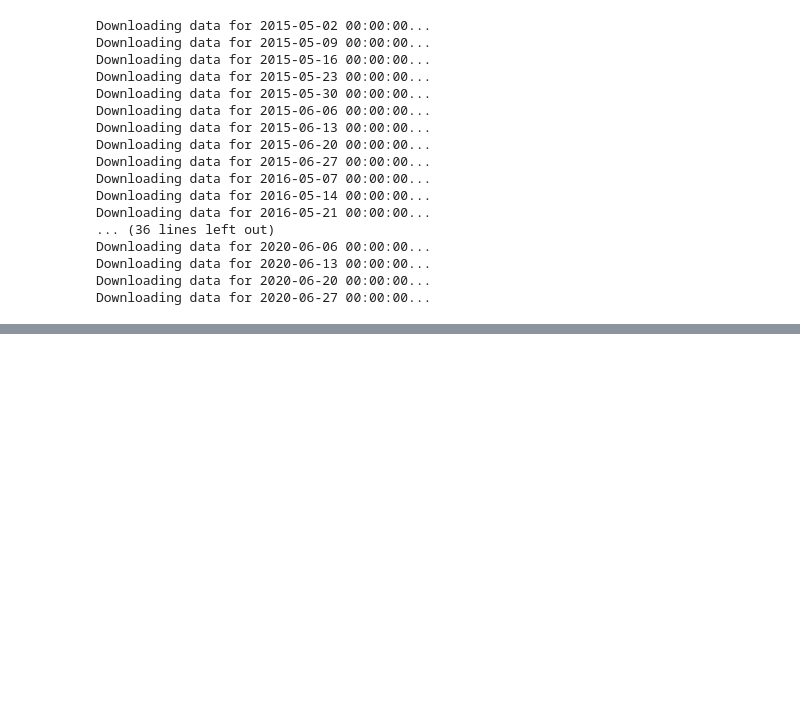
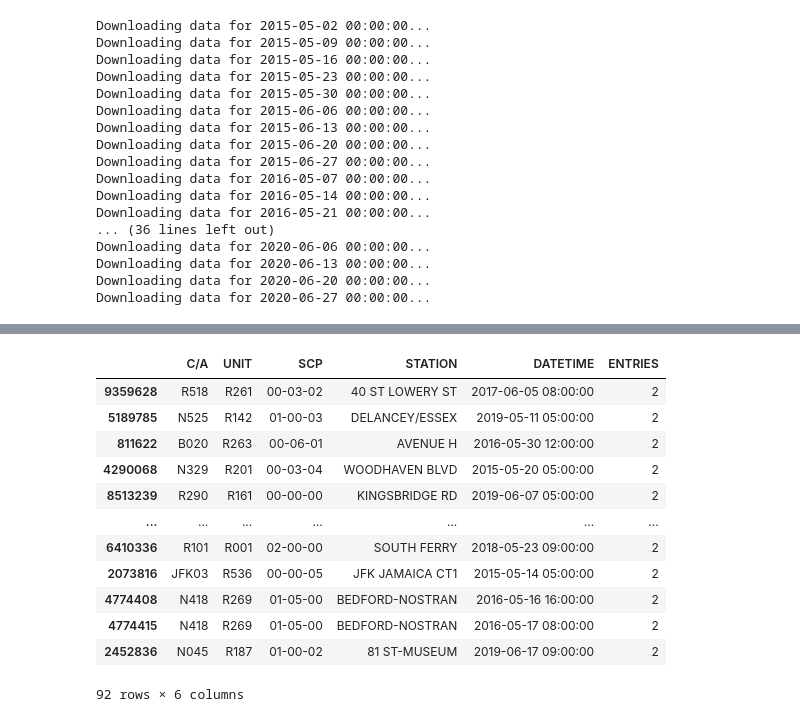
Before and after one commit to stephenjkaplan/metis-project1-mta, a Jupyter notebook: Data Acquisition & Cleaning.ipynb, the cells around one changed output, grey strips where cells are left out. Drawn from its saved outputs; the diff is of its cells as text; code cells hidden in the pictures; blank space fills up the shorter version.

```diff
--- a/Data Acquisition & Cleaning.ipynb
+++ b/Data Acquisition & Cleaning.ipynb
@@ -103,0 +151,17 @@ df_mta_raw.head()
+# %%
+df_checking_duplicates = df_checking_duplicates[df_checking_duplicates['ENTRIES'] == 2]
+df_checking_duplicates
+# %% [output]
+|  | C/A | UNIT | SCP | STATION | DATETIME | ENTRIES |
+| 9359628 | R518 | R261 | 00-03-02 | 40 ST LOWERY ST | 2017-06-05 08:00:00 | 2 |
+| 5189785 | N525 | R142 | 01-00-03 | DELANCEY/ESSEX | 2019-05-11 05:00:00 | 2 |
+| 811622 | B020 | R263 | 00-06-01 | AVENUE H | 2016-05-30 12:00:00 | 2 |
+| 4290068 | N329 | R201 | 00-03-04 | WOODHAVEN BLVD | 2015-05-20 05:00:00 | 2 |
+| 8513239 | R290 | R161 | 00-00-00 | KINGSBRIDGE RD | 2019-06-07 05:00:00 | 2 |
+| ... | ... | ... | ... | ... | ... | ... |
+| 6410336 | R101 | R001 | 02-00-00 | SOUTH FERRY | 2018-05-23 09:00:00 | 2 |
+| 2073816 | JFK03 | R536 | 00-00-05 | JFK JAMAICA CT1 | 2015-05-14 05:00:00 | 2 |
+| 4774408 | N418 | R269 | 01-05-00 | BEDFORD-NOSTRAN | 2016-05-16 16:00:00 | 2 |
+| 4774415 | N418 | R269 | 01-05-00 | BEDFORD-NOSTRAN | 2016-05-17 08:00:00 | 2 |
+| 2452836 | N045 | R187 | 01-00-02 | 81 ST-MUSEUM | 2019-06-17 09:00:00 | 2 |
+92 rows × 6 columns
```
Also changed, not shown: parts of 39 cells of this notebook, 1 other file.
